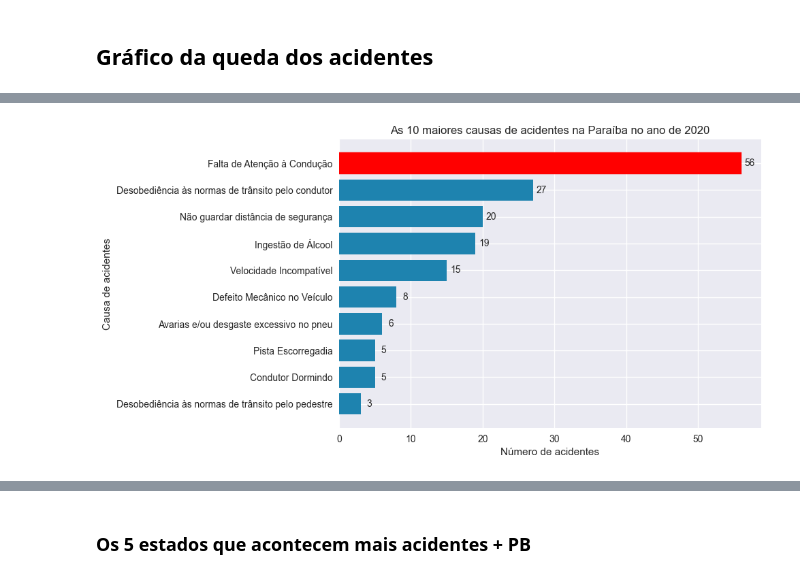
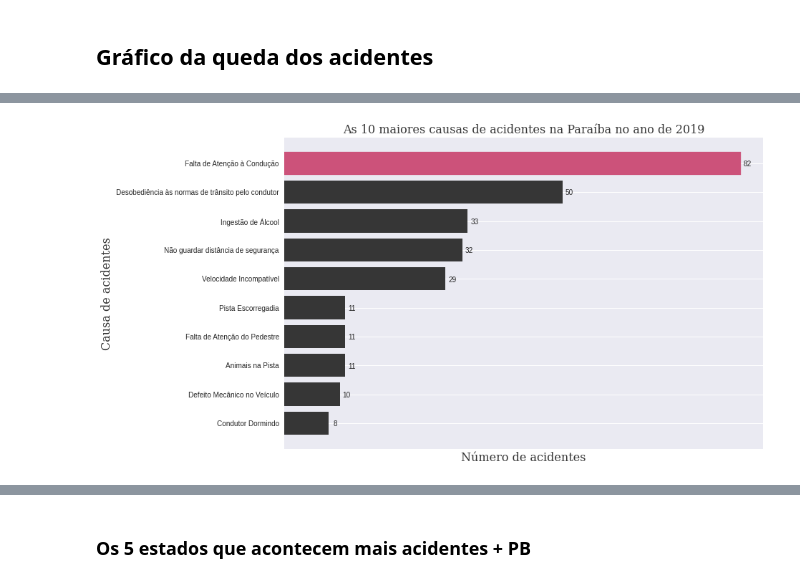
Before and after one commit to raphael720/Projetos_VD, a Jupyter notebook: Projeto_01/Data_V.ipynb, the cells around one changed output, grey strips where cells are left out. Saved outputs shown, nothing was run; the diff lists cells and outputs as text; code cells hidden in the pictures.

```diff
--- a/Projeto_01/Data_V.ipynb
+++ b/Projeto_01/Data_V.ipynb
@@ -226,6 +235,6 @@ plt.show()
 # %%
 causas_acidentes_pb = df_sem_duplicatas.loc[((df_sem_duplicatas['uf'] == 'PB') &  \
-                                            (df_sem_duplicatas['ano'] == '2020'))].groupby('causa_acidente')['count'].sum().reset_index()
+                                            (df_sem_duplicatas['ano'] == '2019'))].groupby('causa_acidente')['count'].sum().reset_index()
 causas_acidentes_pb = causas_acidentes_pb.sort_values('count', ascending=False).reset_index(drop=True)
 causas_acidentes_pb
 # %% [output]
@@ -249,18 +258,24 @@ causas_acidentes_pb
 # %%
+fig = plt.subplots(figsize = (12, 8))
+
 df_graph = causas_acidentes_pb.iloc[:10, :].sort_values('count', ascending=True).reset_index(drop=True)
 #grafico_simples(df_graph, 'causa_acidente', 'mortos', 'Gráfico de causas de acidente 2011')
 
-plt.title('As 10 maiores causas de acidentes na Paraíba no ano de 2020')
-barlist = plt.barh(df_graph['causa_acidente'], df_graph['count'].values, color=my_blue)
-barlist[-1].set_color('r')
-plt.xlabel('Número de acidentes')
-plt.ylabel('Causa de acidentes')
+plt.title('As 10 maiores causas de acidentes na Paraíba no ano de 2019', fontdict=font)
+barlist = plt.barh(df_graph['causa_acidente'], df_graph['count'].values, color=book_colors['preto'])
+barlist[-1].set_color(book_colors['rosa_escuro'])
+
+plt.xlabel('Número de acidentes', fontdict=font)
+plt.xticks([])
+plt.ylabel('Causa de acidentes', fontdict=font)
+
 for i in range(len(df_graph['count'].values)):
         plt.text(df_graph['count'].values[i] + 1.2, i - 0.1, df_graph['count'].values[i], ha = 'center')
-#plt.xticks(rotation=45)
+
+
 plt.show()
 # %% [output]
-[figure, old version]
+[figure, new version]
 # %%
 acidentes_by_uf = df_sem_duplicatas.groupby('uf')['count'].sum().reset_index()
 acidentes_by_uf = acidentes_by_uf.sort_values('count', ascending=False).reset_index(drop=True)
```
Also changed, not shown: parts of 21 cells of this notebook.
